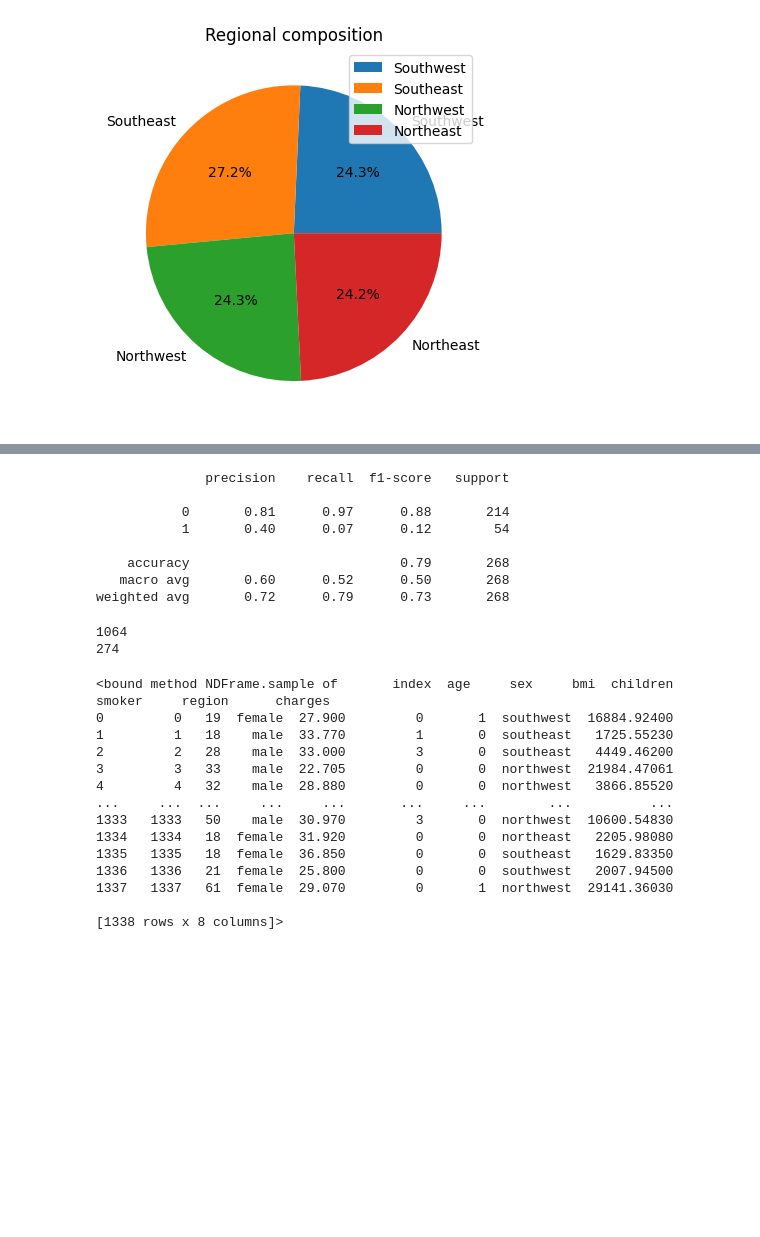
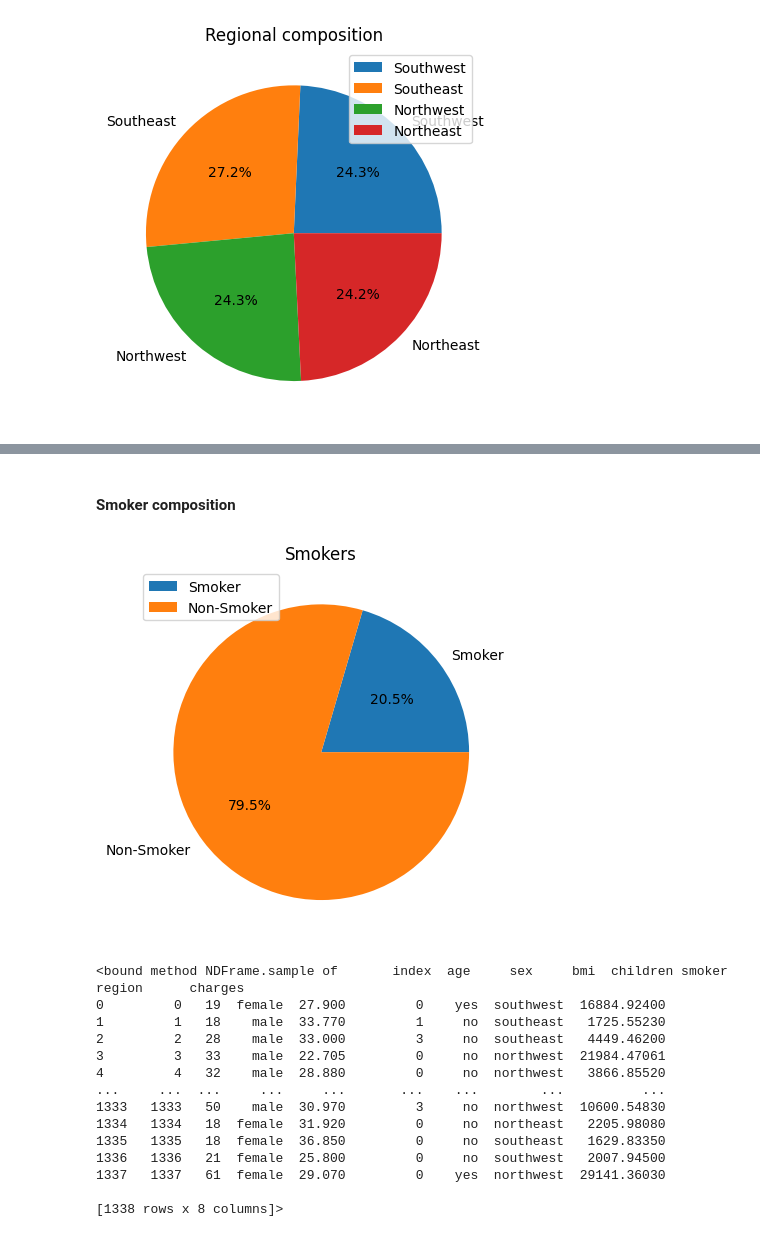
Before and after one commit to rahulsm20/insurance-data, a Jupyter notebook: analysis.ipynb, the cells around one changed output, grey strips where cells are left out. Saved outputs shown, nothing was run; the diff lists cells and outputs as text; code cells hidden in the pictures; blank space fills up the shorter version.

Commit message:
new charts

```diff
--- a/analysis.ipynb
+++ b/analysis.ipynb
@@ -56,3 +59,0 @@ plt.show()
-# %%
-df['smoker'] = (df['smoker']=='yes').astype(int)
-df['smoker']
@@ -108,23 +59,0 @@ from sklearn.neighbors import KNeighborsClassifier
-# %%
-X_train, X_test, y_train, y_test = train_test_split(df[["bmi"]], df["smoker"], test_size=0.2)
-
-knnmodel= KNeighborsClassifier(n_neighbors=5)
-knnmodel.fit(X_train,y_train)
-y_pred=knnmodel.predict(X_test)
-
-print(classification_report(y_test,y_pred))
-# %% [output]
-              precision    recall  f1-score   support
-
-           0       0.81      0.97      0.88       214
-           1       0.40      0.07      0.12        54
-
-    accuracy                           0.79       268
-   macro avg       0.60      0.52      0.50       268
-weighted avg       0.72      0.79      0.73       268
-# %%
-print(len(df[df['smoker']==0]))
-print(len(df[df['smoker']==1]))
-# %% [output]
-1064
-274
@@ -147,17 +60,28 @@ def scale_dataset(dataframe,oversample=False):
+# %% [markdown]
+#### Smoker composition
+# %%
+smokers=df[df['smoker']=='yes'].count()[0]
+nonSmokers=df[df['smoker']=='no'].count()[0]
+plt.pie([smokers,nonSmokers],autopct='%1.1f%%',labels=['Smoker','Non-Smoker'])
+plt.legend()
+plt.title('Smokers')
+plt.show()
+# %% [output]
+[figure, added]
 # %%
 df.sample
 # %% [output]
-<bound method NDFrame.sample of       index  age     sex     bmi  children  smoker     region      charges
-0         0   19  female  27.900         0       1  southwest  16884.92400
-1         1   18    male  33.770         1       0  southeast   1725.55230
-2         2   28    male  33.000         3       0  southeast   4449.46200
-3         3   33    male  22.705         0       0  northwest  21984.47061
-4         4   32    male  28.880         0       0  northwest   3866.85520
-...     ...  ...     ...     ...       ...     ...        ...          ...
-1333   1333   50    male  30.970         3       0  northwest  10600.54830
-1334   1334   18  female  31.920         0       0  northeast   2205.98080
-1335   1335   18  female  36.850         0       0  southeast   1629.83350
-1336   1336   21  female  25.800         0       0  southwest   2007.94500
-1337   1337   61  female  29.070         0       1  northwest  29141.36030
+<bound method NDFrame.sample of       index  age     sex     bmi  children smoker     region      charges
+0         0   19  female  27.900         0    yes  southwest  16884.92400
+1         1   18    male  33.770         1     no  southeast   1725.55230
+2         2   28    male  33.000         3     no  southeast   4449.46200
+3         3   33    male  22.705         0     no  northwest  21984.47061
+4         4   32    male  28.880         0     no  northwest   3866.85520
+...     ...  ...     ...     ...       ...    ...        ...          ...
+1333   1333   50    male  30.970         3     no  northwest  10600.54830
+1334   1334   18  female  31.920         0     no  northeast   2205.98080
+1335   1335   18  female  36.850         0     no  southeast   1629.83350
+1336   1336   21  female  25.800         0     no  southwest   2007.94500
+1337   1337   61  female  29.070         0    yes  northwest  29141.36030
 
 [1338 rows x 8 columns]>
```
Also changed, not shown: parts of 17 cells of this notebook, 1 other file.
